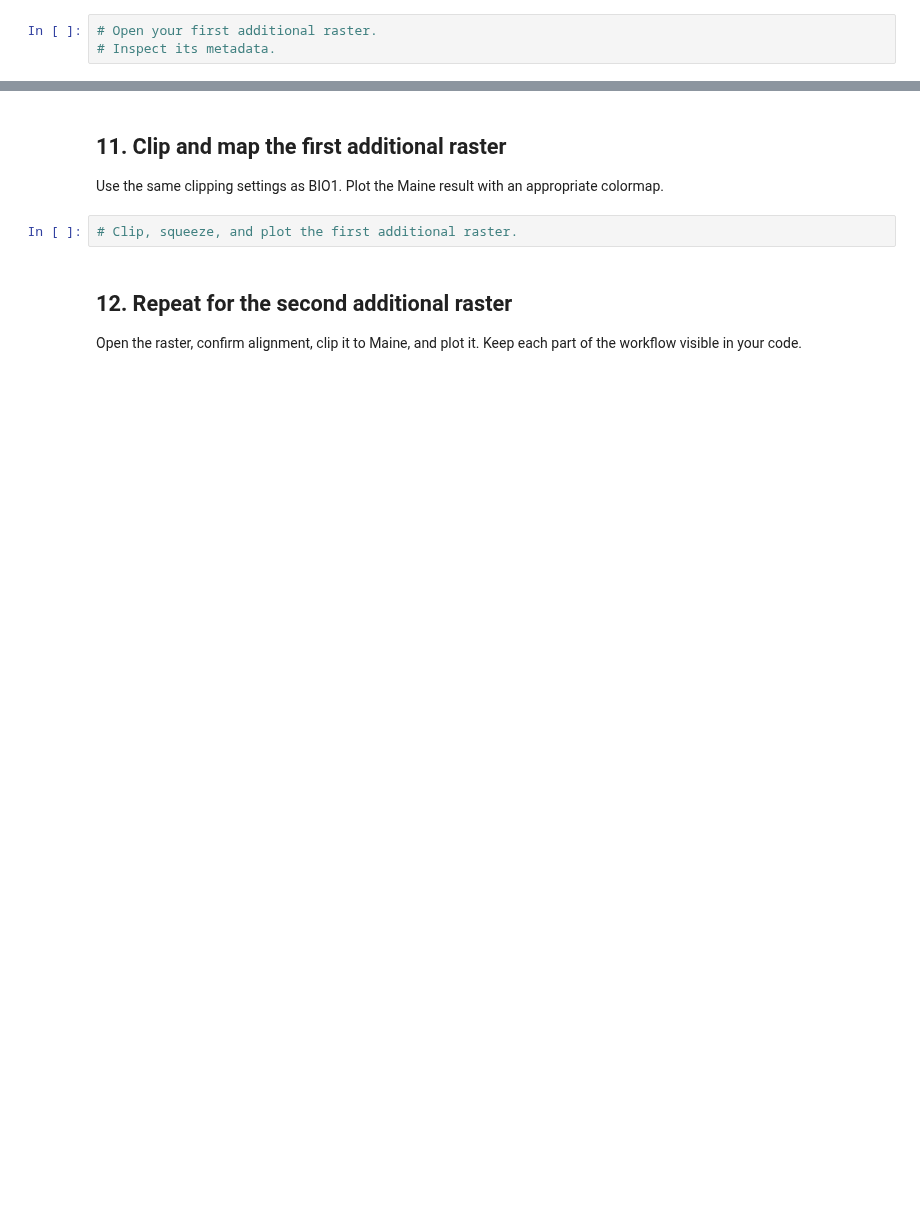
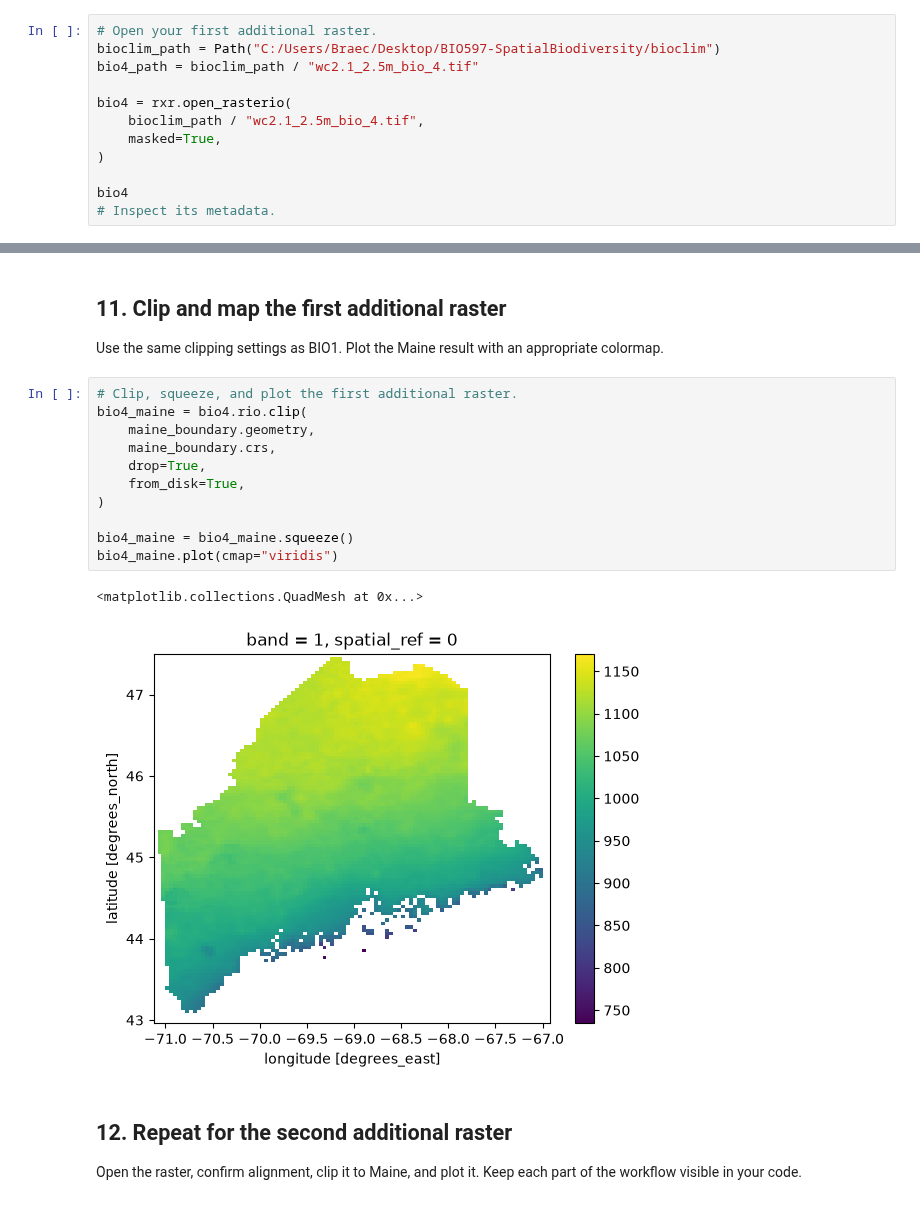
Before and after one commit to Braeclin/BIO597-SpatialBiodiversity, a Jupyter notebook: docs/assignments/Assignment-05-RasterData.ipynb, the cells around one changed output, grey strips where cells are left out. Saved outputs shown, nothing was run; the diff lists cells and outputs as text; blank space fills up the shorter version.

```diff
--- a/docs/assignments/Assignment-05-RasterData.ipynb
+++ b/docs/assignments/Assignment-05-RasterData.ipynb
@@ -120,4 +242,13 @@ Do not choose variables only because they are available. Give a short biological
 Build its filename, open it with `masked=True`, and inspect its CRS, shape, resolution, and bounds.
 # %%
 # Open your first additional raster.
+bioclim_path = Path("C:/Users/Braec/Desktop/BIO597-SpatialBiodiversity/bioclim")
+bio4_path = bioclim_path / "wc2.1_2.5m_bio_4.tif"
+
+bio4 = rxr.open_rasterio(
+    bioclim_path / "wc2.1_2.5m_bio_4.tif",
+    masked=True,
+)
+
+bio4
 # Inspect its metadata.
@@ -133,6 +289,18 @@ Compare CRS, shape, resolution, and bounds. Each comparison should return `True`
 Use the same clipping settings as BIO1. Plot the Maine result with an appropriate colormap.
 # %%
 # Clip, squeeze, and plot the first additional raster.
+bio4_maine = bio4.rio.clip(
+    maine_boundary.geometry,
+    maine_boundary.crs,
+    drop=True,
+    from_disk=True,
+)
+
+bio4_maine = bio4_maine.squeeze()
+bio4_maine.plot(cmap="viridis")
+# %% [output]
+<matplotlib.collections.QuadMesh at 0x...>
+[figure, added]
 # %% [markdown]
 ## 12. Repeat for the second additional raster
 
```
Also changed, not shown: parts of 16 cells of this notebook.
